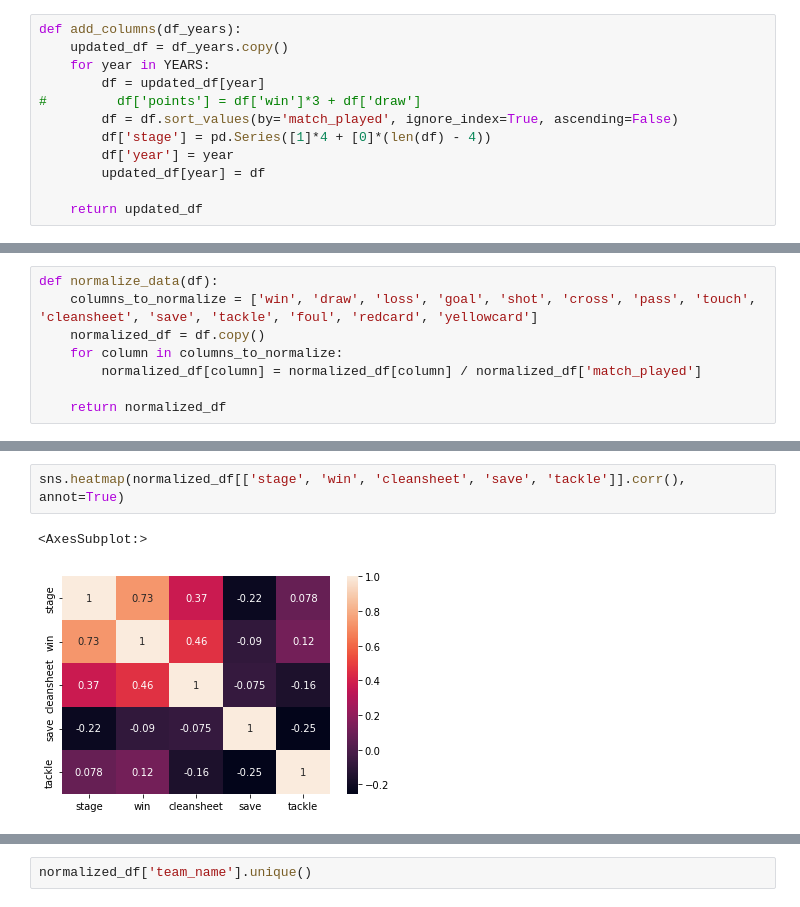
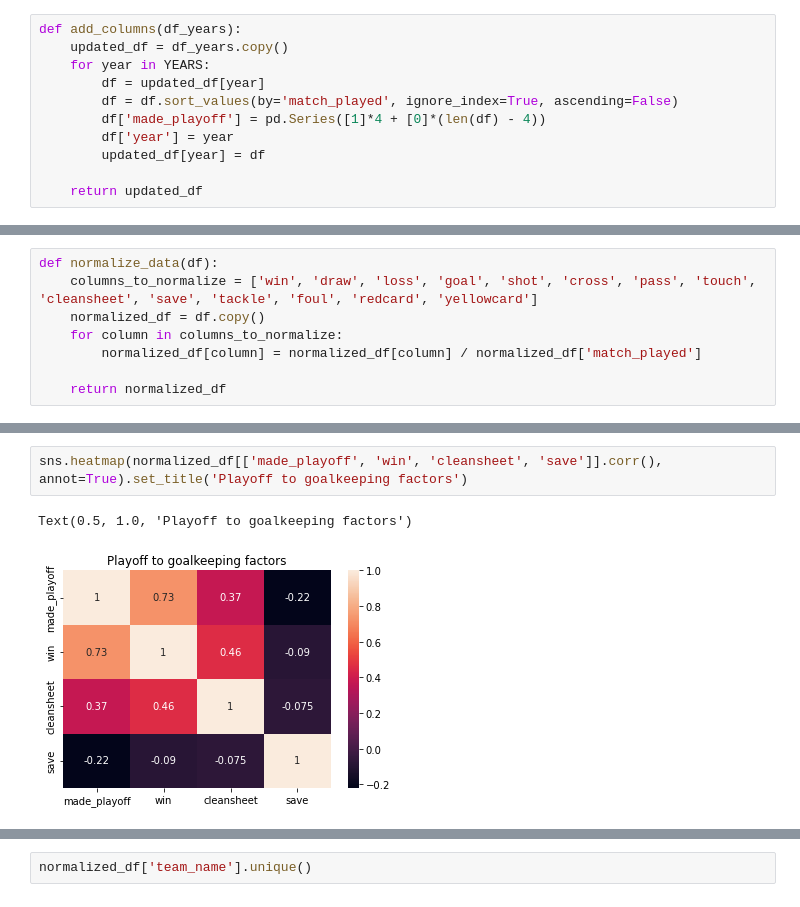
Before and after one commit to pdoongarwal/isl-analysis, a Jupyter notebook: ISL overall analysis.ipynb, the cells around one changed output, grey strips where cells are left out. Cells and saved outputs as stored; diff of their text form.

```diff
--- a/ISL overall analysis.ipynb
+++ b/ISL overall analysis.ipynb
@@ -16,9 +16,8 @@ def add_columns(df_years):
     updated_df = df_years.copy()
     for year in YEARS:
         df = updated_df[year]
-#         df['points'] = df['win']*3 + df['draw']
         df = df.sort_values(by='match_played', ignore_index=True, ascending=False)
-        df['stage'] = pd.Series([1]*4 + [0]*(len(df) - 4))
+        df['made_playoff'] = pd.Series([1]*4 + [0]*(len(df) - 4))
         df['year'] = year
         updated_df[year] = df
 
@@ -86,5 +81,5 @@ sns.heatmap(normalized_df[['loss', 'goal', 'shot', 'cross', 'pass', 'touch']].co
 # %%
-sns.heatmap(normalized_df[['stage', 'win', 'cleansheet', 'save', 'tackle']].corr(), annot=True)
+sns.heatmap(normalized_df[['made_playoff', 'win', 'cleansheet', 'save']].corr(), annot=True).set_title('Playoff to goalkeeping factors')
 # %% [output]
-<AxesSubplot:>
+Text(0.5, 1.0, 'Playoff to goalkeeping factors')
-[figure, old version]
+[figure, new version]
```
Also changed, not shown: parts of 21 cells of this notebook.
